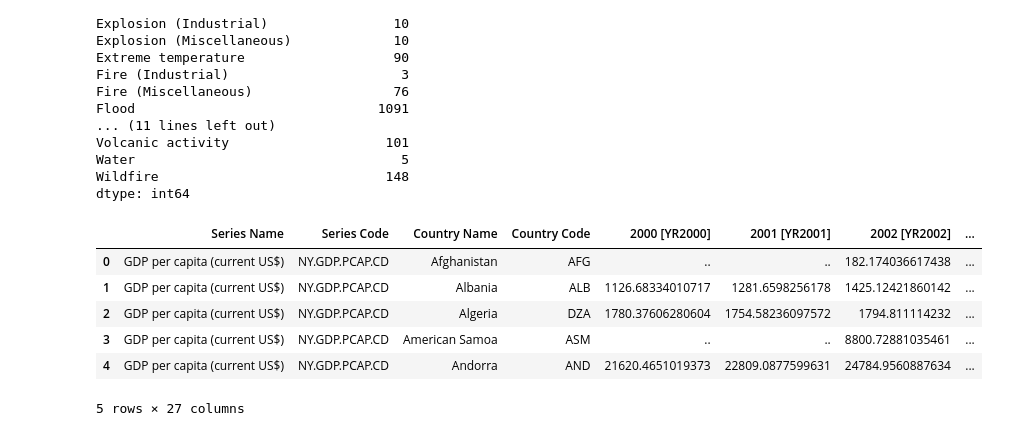
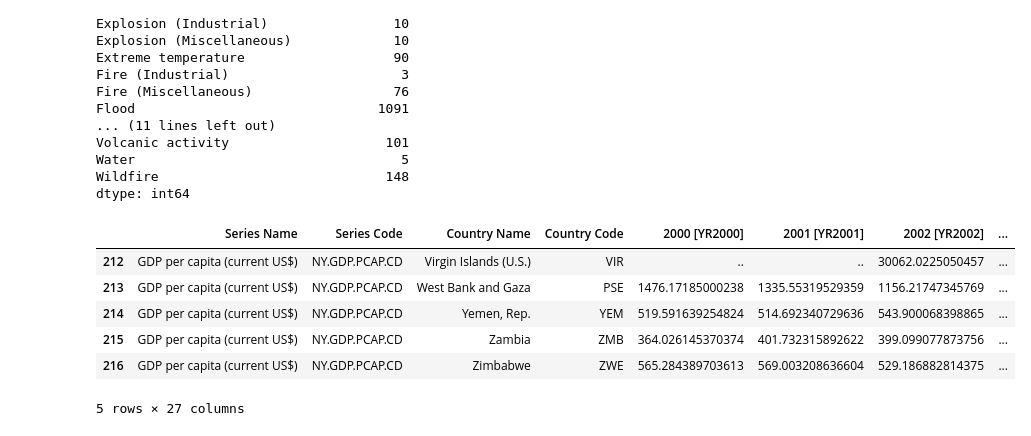
Before and after one commit to harrissamuel/24Spr_-S-Harris-_-disasters-, a Jupyter notebook: Sample_Capstone/code/data_loading/load_data.ipynb, the cells around one changed output. Saved outputs shown, nothing was run; the diff lists cells and outputs as text; code cells hidden in the pictures.

```diff
--- a/Sample_Capstone/code/data_loading/load_data.ipynb
+++ b/Sample_Capstone/code/data_loading/load_data.ipynb
@@ -225,15 +225,16 @@ dtype: int64
 # %%
 # World Bank Data
 # https://databank.worldbank.org/indicator/NY.GDP.PCAP.CD/1ff4a498/Popular-Indicators#
 gdp = pd.read_csv('gdp_per_cap.csv', skiprows=[218, 219, 220, 221, 222])
 gdp.head()
+gdp.tail()
 # %% [output]
 |  | Series Name | Series Code | Country Name | Country Code | 2000 [YR2000] | 2001 [YR2001] | 2002 [YR2002] | ... |
-| 0 | GDP per capita (current US$) | NY.GDP.PCAP.CD | Afghanistan | AFG | .. | .. | 182.174036617438 | ... |
-| 1 | GDP per capita (current US$) | NY.GDP.PCAP.CD | Albania | ALB | 1126.68334010717 | 1281.6598256178 | 1425.12421860142 | ... |
-| 2 | GDP per capita (current US$) | NY.GDP.PCAP.CD | Algeria | DZA | 1780.37606280604 | 1754.58236097572 | 1794.811114232 | ... |
-| 3 | GDP per capita (current US$) | NY.GDP.PCAP.CD | American Samoa | ASM | .. | .. | 8800.72881035461 | ... |
-| 4 | GDP per capita (current US$) | NY.GDP.PCAP.CD | Andorra | AND | 21620.4651019373 | 22809.0877599631 | 24784.9560887634 | ... |
+| 212 | GDP per capita (current US$) | NY.GDP.PCAP.CD | Virgin Islands (U.S.) | VIR | .. | .. | 30062.0225050457 | ... |
+| 213 | GDP per capita (current US$) | NY.GDP.PCAP.CD | West Bank and Gaza | PSE | 1476.17185000238 | 1335.55319529359 | 1156.21747345769 | ... |
+| 214 | GDP per capita (current US$) | NY.GDP.PCAP.CD | Yemen, Rep. | YEM | 519.591639254824 | 514.692340729636 | 543.900068398865 | ... |
+| 215 | GDP per capita (current US$) | NY.GDP.PCAP.CD | Zambia | ZMB | 364.026145370374 | 401.732315892622 | 399.099077873756 | ... |
+| 216 | GDP per capita (current US$) | NY.GDP.PCAP.CD | Zimbabwe | ZWE | 565.284389703613 | 569.003208636604 | 529.186882814375 | ... |
 5 rows × 27 columns
 # %%
 # How many disaster events per country?
```
Also changed, not shown: parts of 1 cell of this notebook.
